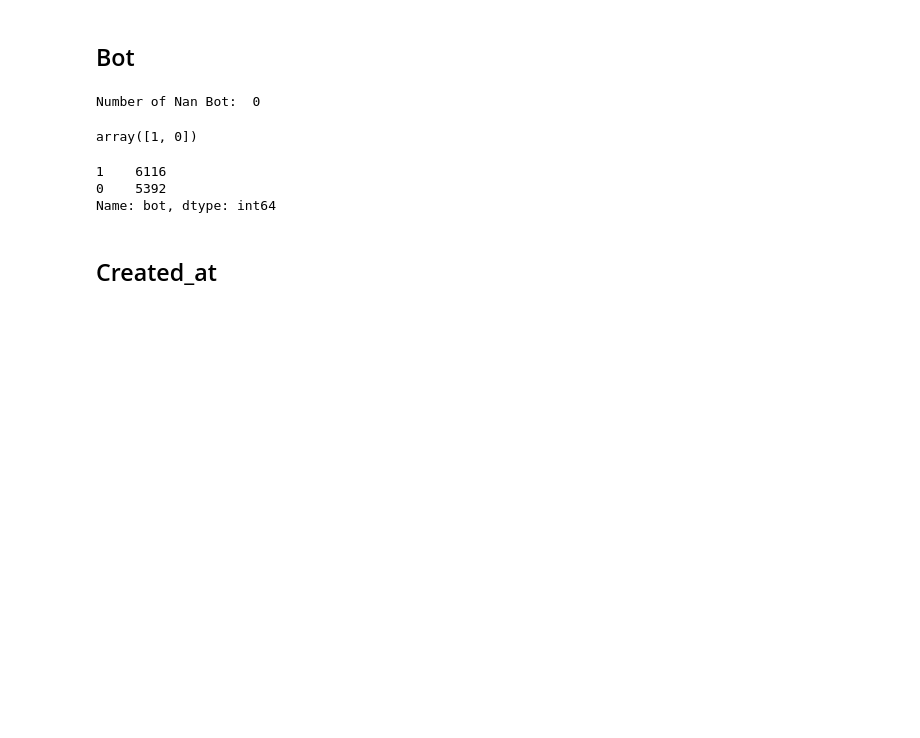
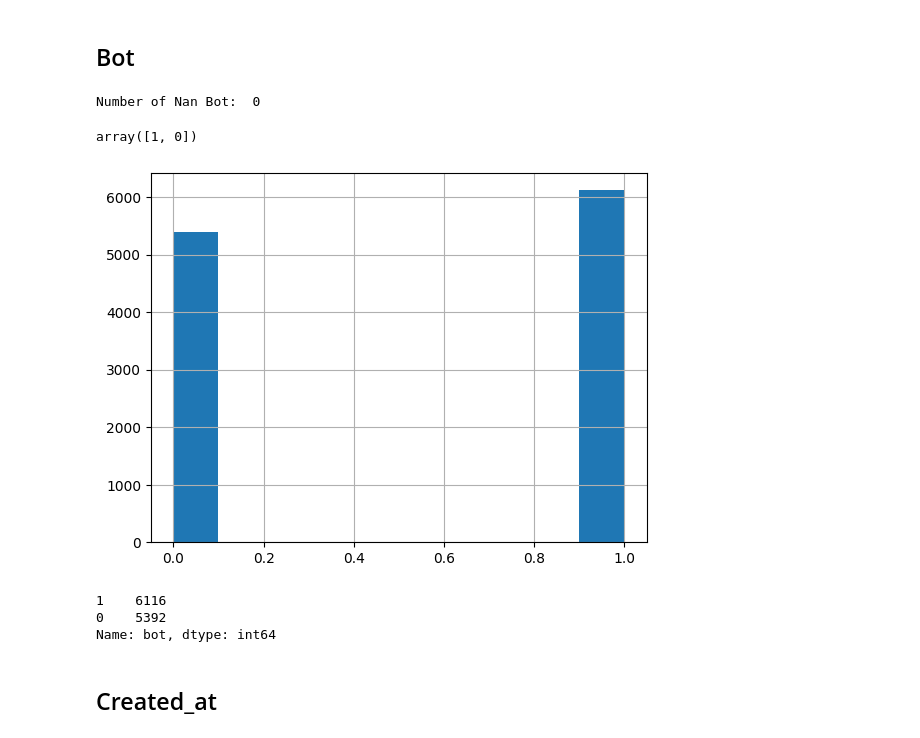
Before and after one commit to Andrew-Wyn/Data_Mining_22_23, a Jupyter notebook: DataUnderstanding.ipynb, the cells around one changed output. Cells and saved outputs as stored; diff of their text form; code cells hidden in the pictures; blank space fills up the shorter version.

```diff
--- a/DataUnderstanding.ipynb
+++ b/DataUnderstanding.ipynb
@@ -181,6 +181,12 @@ Number of Nan Bot:  0
 users.bot.unique()
 # %% [output]
 array([1, 0])
+# %%
+users.bot.hist()
+plt.savefig("images/data_understanding/users_hist_14.png")
+plt.show()
+# %% [output]
+[figure, added]
 # %%
 users.bot.value_counts()
 # %% [output]
```
Also changed, not shown: parts of 11 cells of this notebook.
